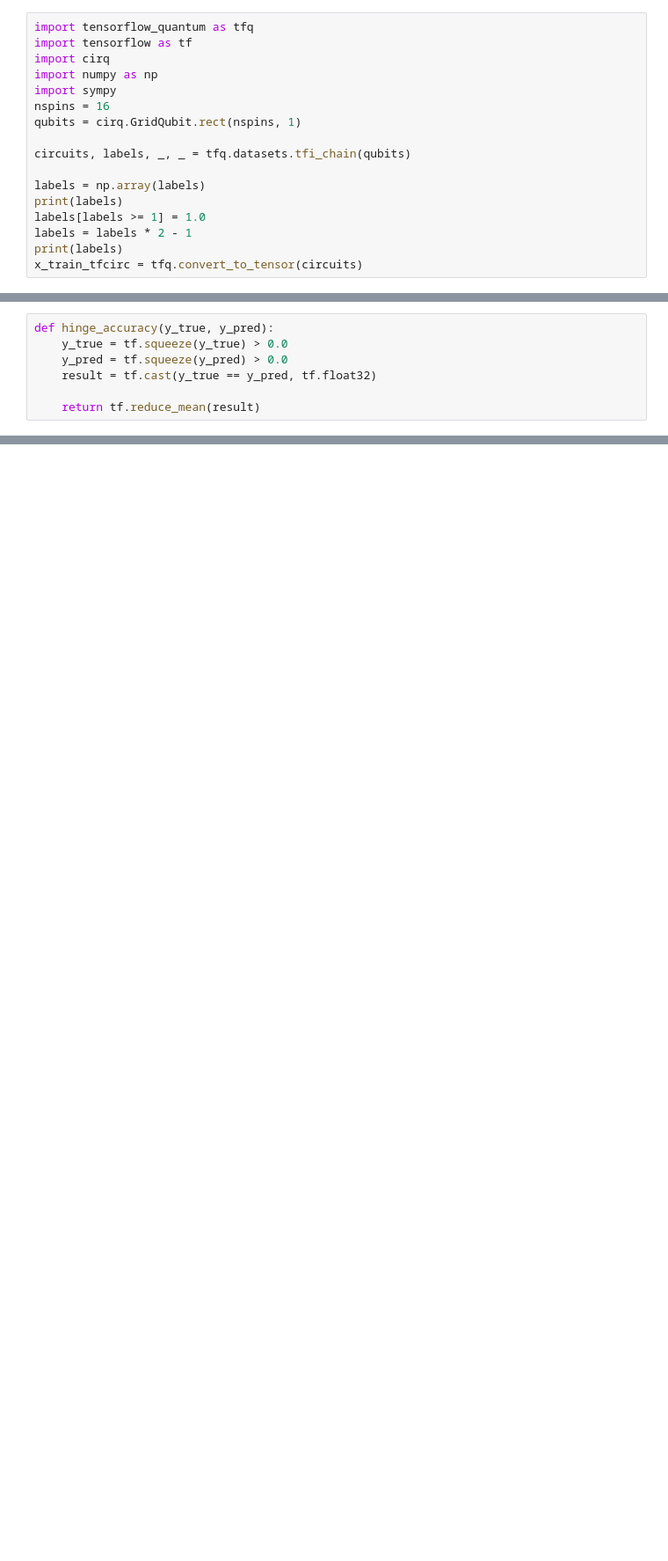
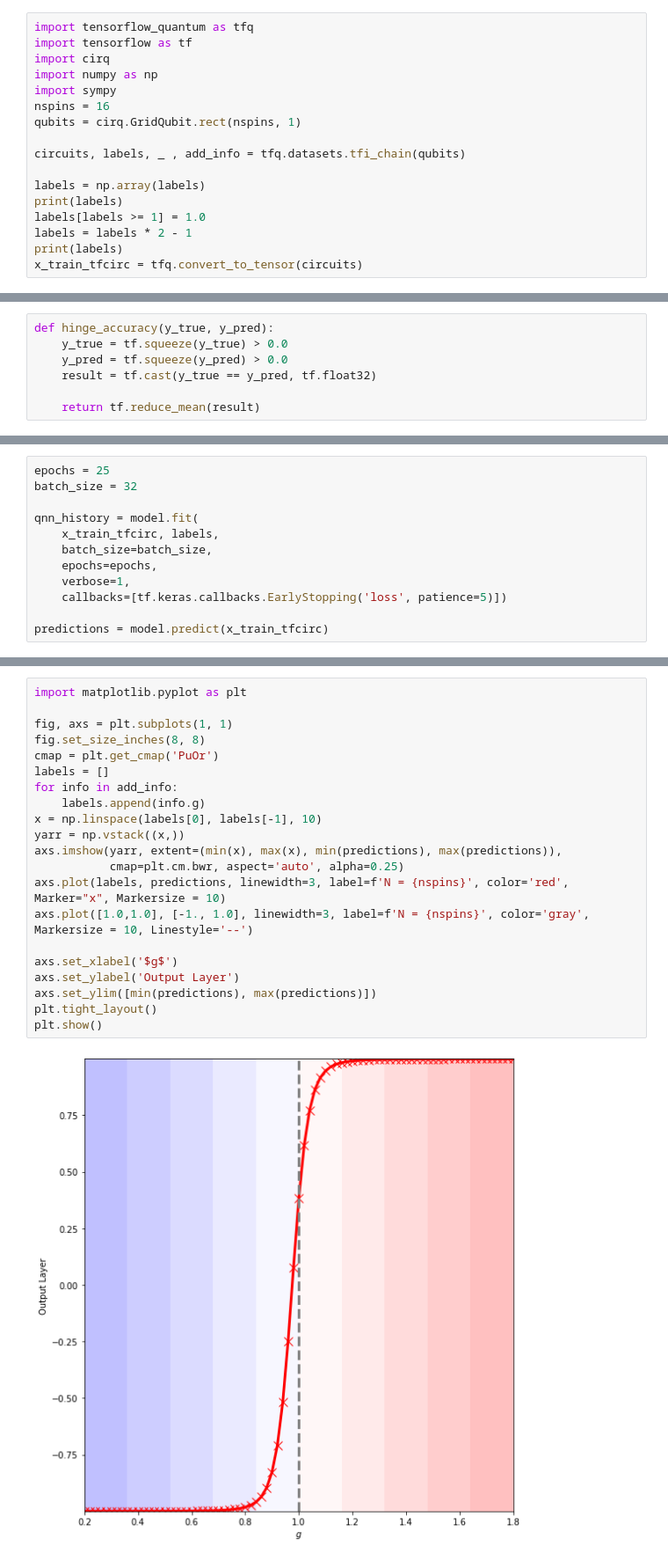
Before and after one commit to tensorflow/quantum, a Jupyter notebook: phase_classifier/phase_classification.ipynb, the cells around one changed output, grey strips where cells are left out. Shown at 88% size. Saved outputs shown, nothing was run; the diff lists cells and outputs as text; blank space fills up the shorter version.

```diff
--- a/phase_classifier/phase_classification.ipynb
+++ b/phase_classifier/phase_classification.ipynb
@@ -11,7 +31,7 @@ import sympy
 nspins = 16
 qubits = cirq.GridQubit.rect(nspins, 1)
 
-circuits, labels, _, _ = tfq.datasets.tfi_chain(qubits)
+circuits, labels, _ , add_info = tfq.datasets.tfi_chain(qubits)
 
 labels = np.array(labels)
 print(labels)
@@ -81,0 +101,12 @@ predictions = model.predict(x_train_tfcirc)
+# %%
+epochs = 25
+batch_size = 32
+
+qnn_history = model.fit(
+    x_train_tfcirc, labels,
+    batch_size=batch_size,
+    epochs=epochs,
+    verbose=1,
+    callbacks=[tf.keras.callbacks.EarlyStopping('loss', patience=5)])
+
+predictions = model.predict(x_train_tfcirc)
@@ -81,0 +133,23 @@ predictions = model.predict(x_train_tfcirc)
+# %%
+import matplotlib.pyplot as plt
+
+fig, axs = plt.subplots(1, 1)
+fig.set_size_inches(8, 8)
+cmap = plt.get_cmap('PuOr')
+labels = []
+for info in add_info:
+    labels.append(info.g)
+x = np.linspace(labels[0], labels[-1], 10)
+yarr = np.vstack((x,))
+axs.imshow(yarr, extent=(min(x), max(x), min(predictions), max(predictions)),
+           cmap=plt.cm.bwr, aspect='auto', alpha=0.25)
+axs.plot(labels, predictions, linewidth=3, label=f'N = {nspins}', color='red', Marker="x", Markersize = 10)
+axs.plot([1.0,1.0], [-1., 1.0], linewidth=3, label=f'N = {nspins}', color='gray', Markersize = 10, Linestyle='--')
+
+axs.set_xlabel('$g$')
+axs.set_ylabel('Output Layer')
+axs.set_ylim([min(predictions), max(predictions)])
+plt.tight_layout()
+plt.show()
+# %% [output]
+[figure, added]
```
Also changed, not shown: parts of 19 cells of this notebook.
